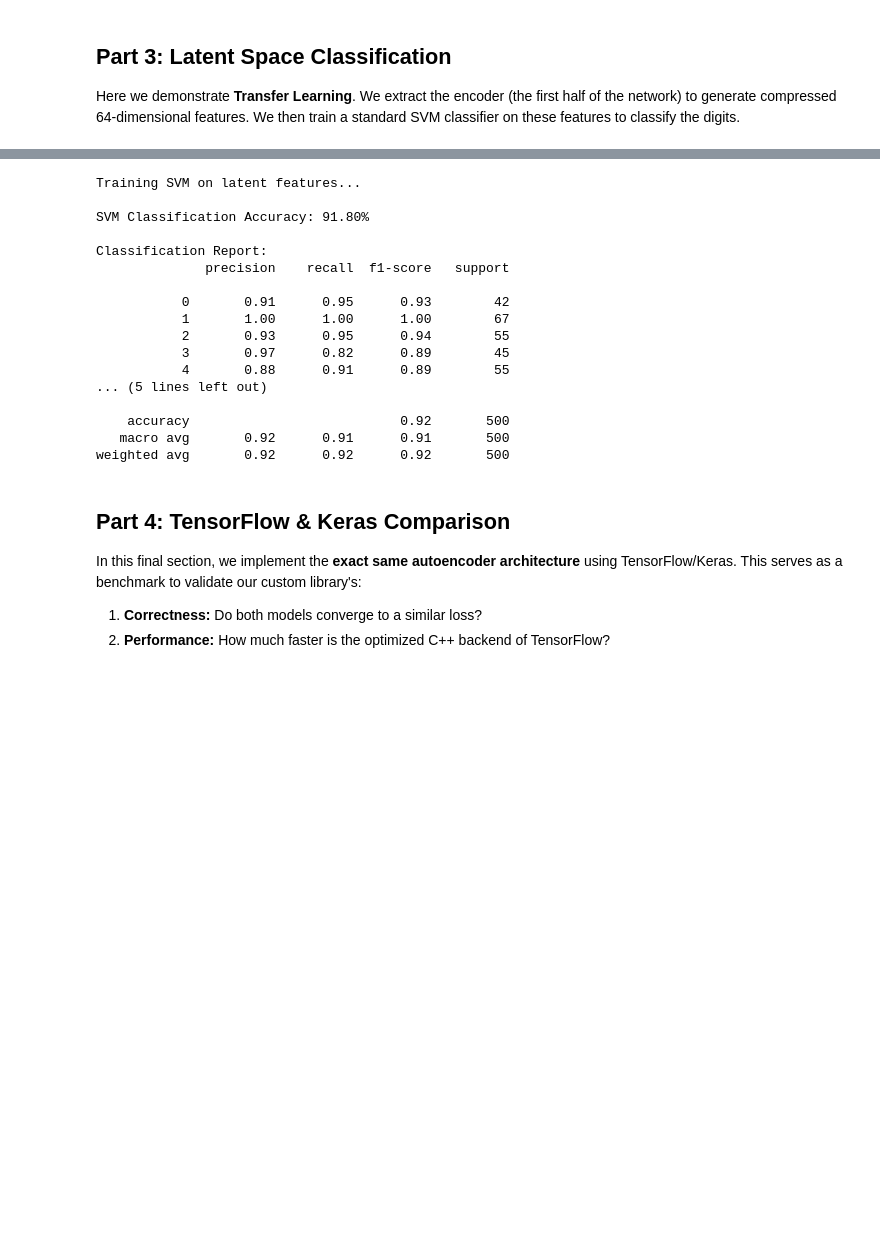
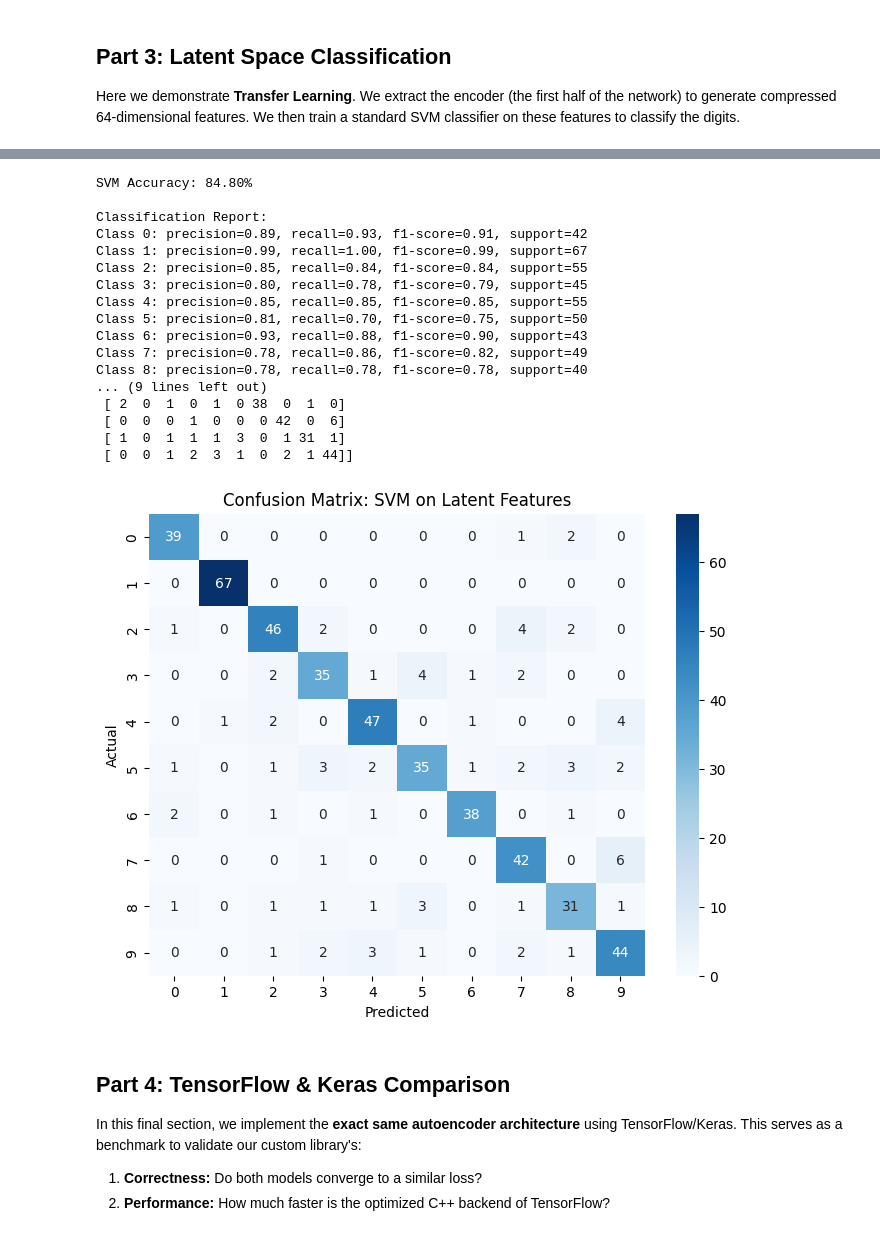
Before and after one commit to Senior2Projects/Neural_Network_Library, a Jupyter notebook: Notebooks/project_demo.ipynb, the cells around one changed output, grey strips where cells are left out. Drawn from its saved outputs; the diff is of its cells as text; code cells hidden in the pictures; blank space fills up the shorter version.

```diff
--- a/Notebooks/project_demo.ipynb
+++ b/Notebooks/project_demo.ipynb
@@ -414,40 +408,49 @@ Latent Representation Shape: (2000, 32)
 # %%
-# 2. Train SVM Classifier
-print("Training SVM on latent features...")
-svm = SVC(kernel='rbf', C=1.0)
+# Train SVM on latent features
+svm = SVM(learning_rate=0.0001, lambda_param=0.01, num_epochs=1000, num_classes=10)
 svm.fit(latent_train, y_train_small)
-# 3. Evaluate Performance
+
+# Predictions
 y_pred = svm.predict(latent_test)
+
+# Metrics
 acc = accuracy_score(y_test_small, y_pred)
+print(f"SVM Accuracy: {acc*100:.2f}%")
 
-print(f"\nSVM Classification Accuracy: {acc * 100:.2f}%")
 print("\nClassification Report:")
-print(classification_report(y_test_small, y_pred))
-# 4. Confusion Matrix
+report = classification_report(y_test_small, y_pred)
+for cls, stats in report.items():
+    print(f"Class {cls}: precision={stats['precision']:.2f}, recall={stats['recall']:.2f}, f1-score={stats['f1-score']:.2f}, support={stats['support']}")
+
+print("\nConfusion Matrix:")
+cm = confusion_matrix(y_test_small, y_pred)
+print(cm)
+
 plt.figure(figsize=(8,6))
 sns.heatmap(confusion_matrix(y_test_small, y_pred), annot=True, fmt='d', cmap='Blues')
 plt.xlabel('Predicted')
 plt.ylabel('Actual')
 plt.title('Confusion Matrix: SVM on Latent Features')
 plt.show()
 # %% [output]
-Training SVM on latent features...
-
-SVM Classification Accuracy: 91.80%
+SVM Accuracy: 84.80%
 
 Classification Report:
-              precision    recall  f1-score   support
-
-           0       0.91      0.95      0.93        42
-           1       1.00      1.00      1.00        67
-           2       0.93      0.95      0.94        55
-           3       0.97      0.82      0.89        45
-           4       0.88      0.91      0.89        55
-... (5 lines left out)
-
-    accuracy                           0.92       500
-   macro avg       0.92      0.91      0.91       500
-weighted avg       0.92      0.92      0.92       500
+Class 0: precision=0.89, recall=0.93, f1-score=0.91, support=42
+Class 1: precision=0.99, recall=1.00, f1-score=0.99, support=67
+Class 2: precision=0.85, recall=0.84, f1-score=0.84, support=55
+Class 3: precision=0.80, recall=0.78, f1-score=0.79, support=45
+Class 4: precision=0.85, recall=0.85, f1-score=0.85, support=55
+Class 5: precision=0.81, recall=0.70, f1-score=0.75, support=50
+Class 6: precision=0.93, recall=0.88, f1-score=0.90, support=43
+Class 7: precision=0.78, recall=0.86, f1-score=0.82, support=49
+Class 8: precision=0.78, recall=0.78, f1-score=0.78, support=40
+... (9 lines left out)
+ [ 2  0  1  0  1  0 38  0  1  0]
+ [ 0  0  0  1  0  0  0 42  0  6]
+ [ 1  0  1  1  1  3  0  1 31  1]
+ [ 0  0  1  2  3  1  0  2  1 44]]
+[figure, added]
 # %% [markdown]
 ## Part 4: TensorFlow & Keras Comparison
 
```
Also changed, not shown: parts of 12 cells of this notebook, 3 other files.
